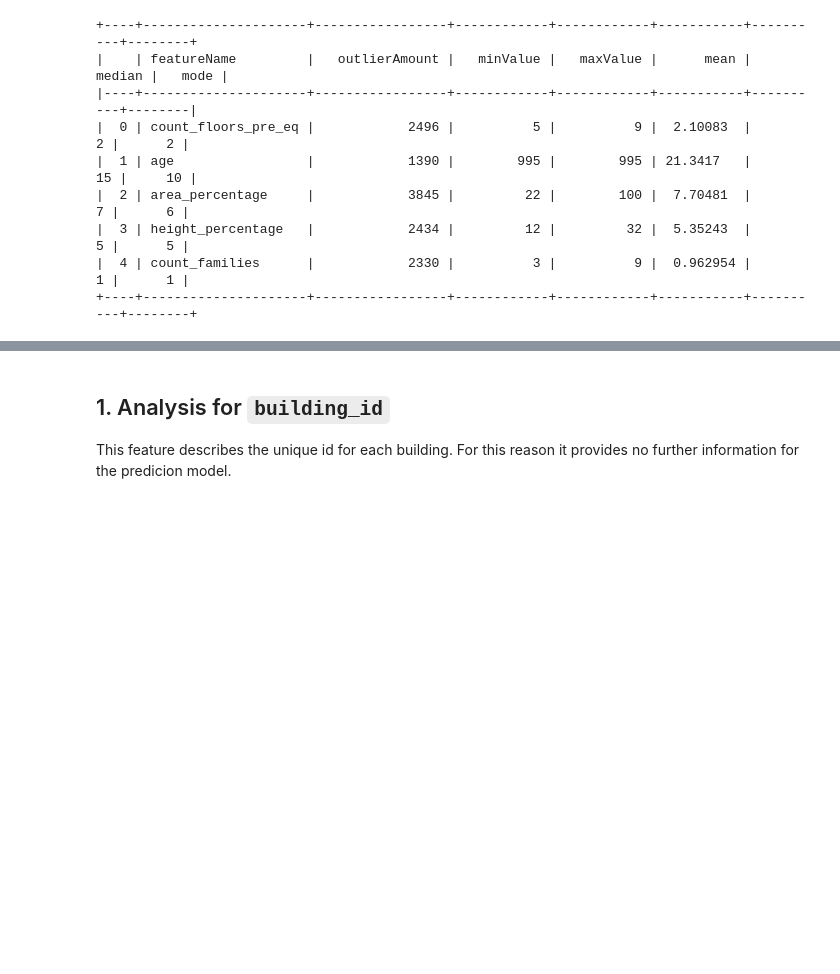
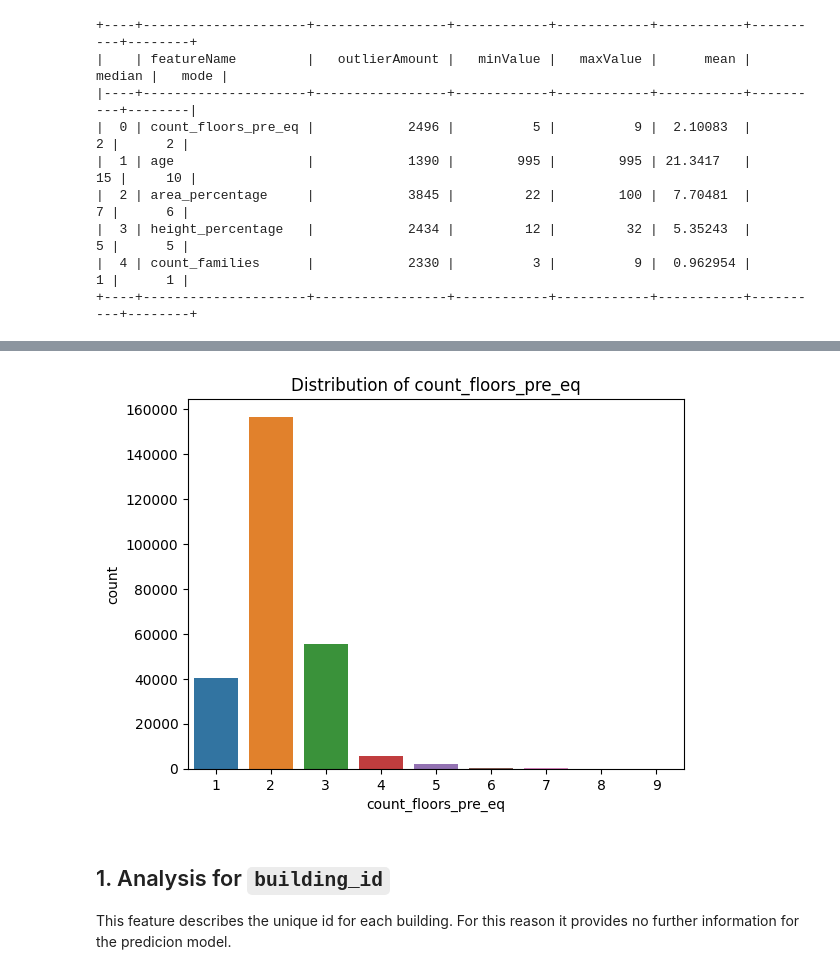
Before and after one commit to Sidies/-2015_Gorkha_earthquake_damage_prediction, a Jupyter notebook: notebooks/1.0-tyrell-data-cleaning.ipynb, the cells around one changed output, grey strips where cells are left out. Saved outputs shown, nothing was run; the diff lists cells and outputs as text; code cells hidden in the pictures; blank space fills up the shorter version.

```diff
--- a/notebooks/1.0-tyrell-data-cleaning.ipynb
+++ b/notebooks/1.0-tyrell-data-cleaning.ipynb
@@ -174,3 +229,11 @@ print(tabulate(outlier_df, headers='keys', tablefmt='psql'))
+# %%
+# Plotting the distribution
+sns.countplot(data=train_df, x='count_floors_pre_eq')
+plt.title("Distribution of count_floors_pre_eq")
+plt.savefig('../reports/figures/count_floors_pre_eq_distribution.svg')
+plt.show()
+# %% [output]
+[figure, added]
 # %% [markdown]
 ## 1. Analysis for `building_id`
 This feature describes the unique id for each building. For this reason it provides no further information for the predicion model.
```
Also changed, not shown: parts of 16 cells of this notebook, 1 other file.
